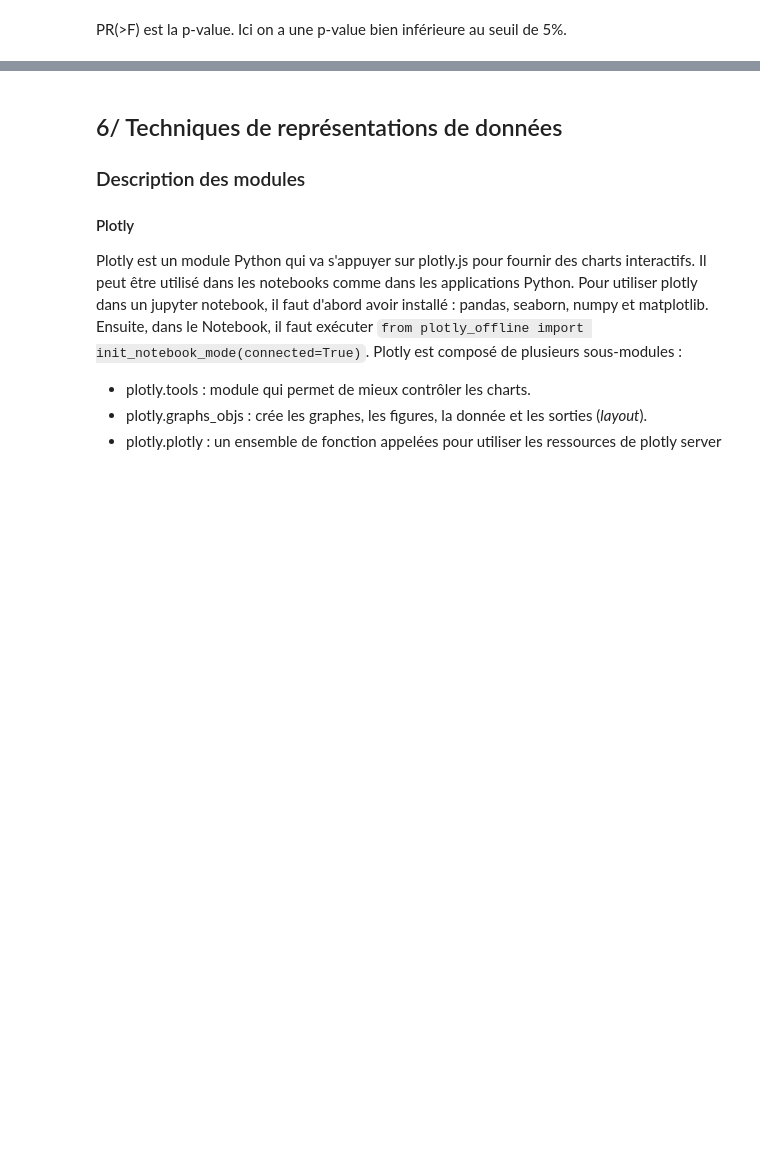
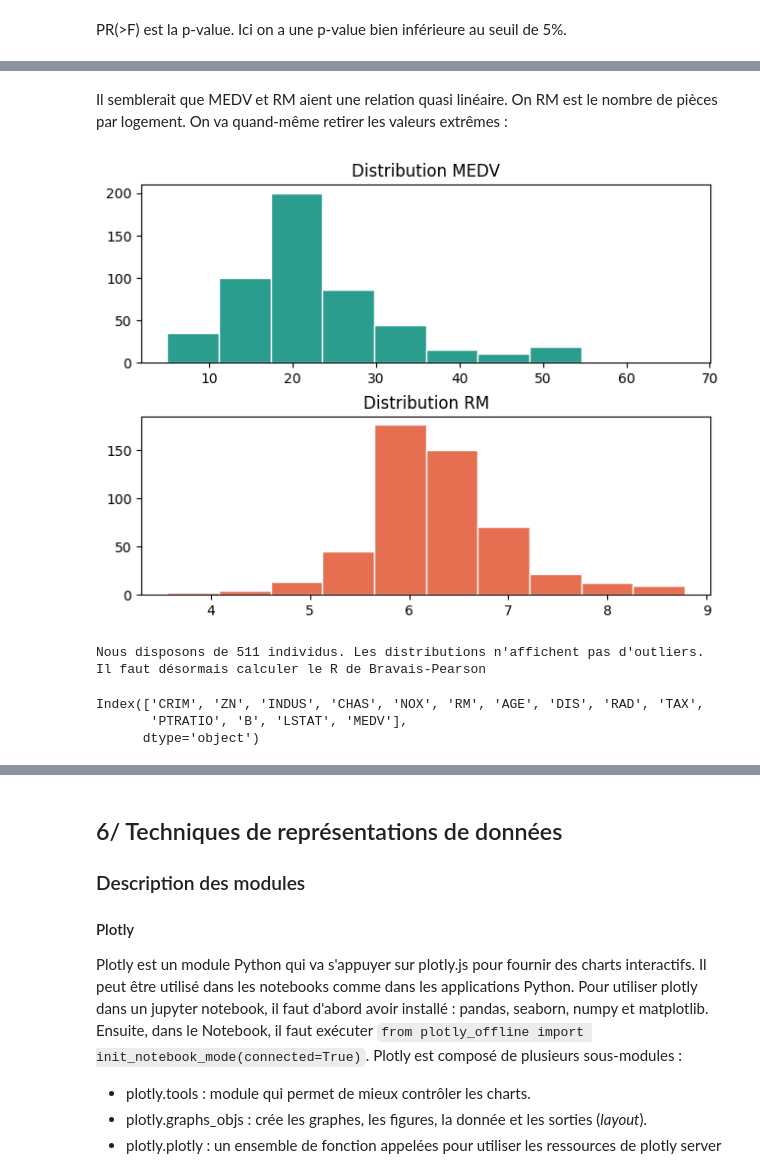
Before and after one commit to wilfrid03/STATISTIQUES_PYTHON, a Jupyter notebook: techniques_d_analyse_statistiques_python.ipynb, the cells around one changed output, grey strips where cells are left out. Saved outputs shown, nothing was run; the diff lists cells and outputs as text; code cells hidden in the pictures; blank space fills up the shorter version.

```diff
--- a/techniques_d_analyse_statistiques_python.ipynb
+++ b/techniques_d_analyse_statistiques_python.ipynb
@@ -350,0 +380,26 @@ Enfin, plusieurs hypothèses doivent être validées pour s'assurer que les esti
+# %% [markdown]
+Il semblerait que MEDV et RM aient une relation quasi linéaire. On RM est le nombre de pièces par logement. On va quand-même retirer les valeurs extrêmes :
+# %%
+fig, axs = plt.subplots(2)
+
+axs[0].hist(data["MEDV"], color="#2a9d8f", edgecolor="white")
+axs[0].set_title("Distribution MEDV")
+axs[1].hist(data["RM"], color="#e76f51", edgecolor="white")
+axs[1].set_title("Distribution RM")
+
+fig.tight_layout(pad=0.6)
+plt.show()
+# %% [output]
+[figure, added]
+# %%
+print("Nous disposons de", data.shape[0], "individus. Les distributions n'affichent pas d'outliers.")
+print("Il faut désormais calculer le R de Bravais-Pearson.")
+# %% [output]
+Nous disposons de 511 individus. Les distributions n'affichent pas d'outliers.
+Il faut désormais calculer le R de Bravais-Pearson
+# %%
+data.columns
+# %% [output]
+Index(['CRIM', 'ZN', 'INDUS', 'CHAS', 'NOX', 'RM', 'AGE', 'DIS', 'RAD', 'TAX',
+       'PTRATIO', 'B', 'LSTAT', 'MEDV'],
+      dtype='object')
```
Also changed, not shown: parts of 15 cells of this notebook.
